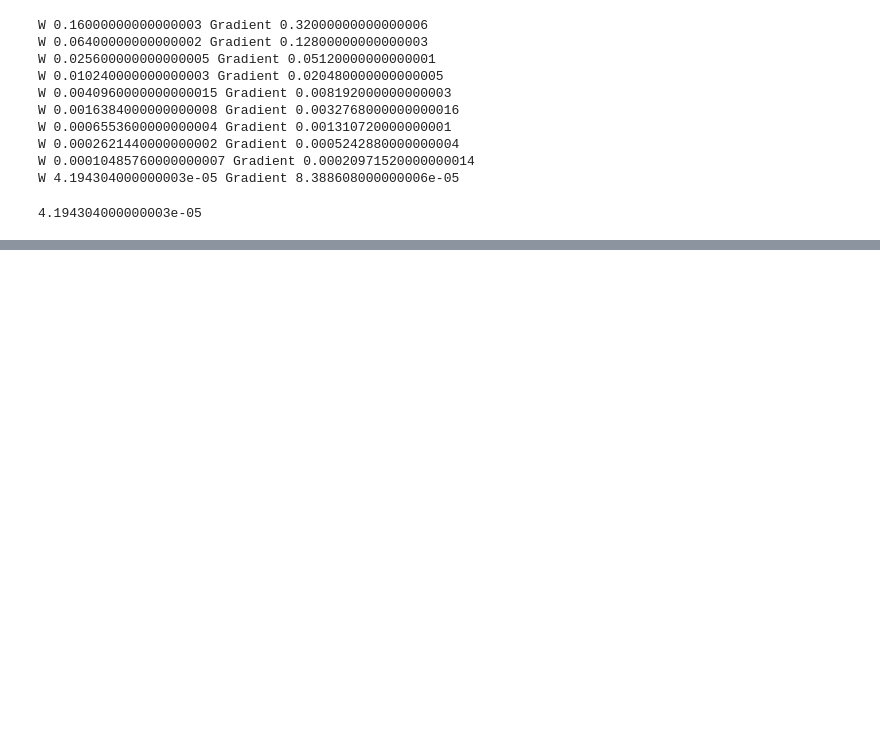
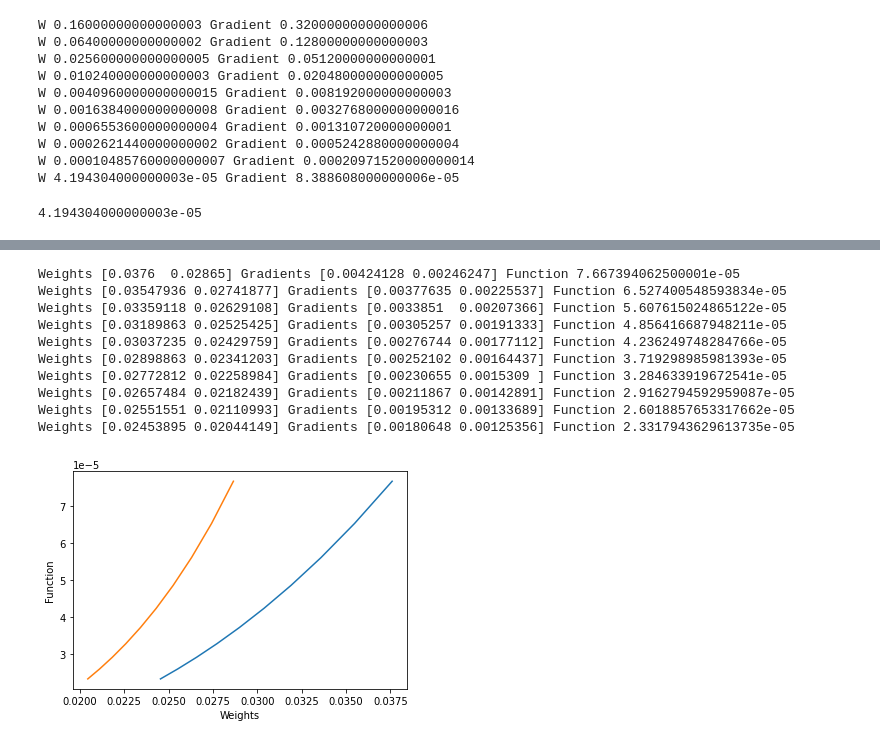
Before and after one commit to Lotfullah21/Artificial-Intelligence-Algorithms, a Jupyter notebook: Gradient_Descent.ipynb, the cells around one changed output, grey strips where cells are left out. Cells and saved outputs as stored; diff of their text form; code cells hidden in the pictures; blank space fills up the shorter version.

```diff
--- a/Gradient_Descent.ipynb
+++ b/Gradient_Descent.ipynb
@@ -71,0 +80,44 @@ w_history[0.23040000000000005, 0.06635520000000003, 0.019110297600000013, 0.0055
+# %%
+# y = x[1]**2 + 3*x[2]**2
+def Gradient(v):
+  Gradient = np.array([4*v[0]**4 , 5*v[1]**3])
+  return Gradient
+# %%
+def Gradient(v):
+  Gradient = np.array([3*v[0]**2 ,3*v[1]**2])
+  return Gradient
+
+
+def Gradient_descent(w_init,alpha,num_iters):
+  w_history = []
+  y_history = []
+  Gradients = []
+  w = w_init
+  for _ in range(num_iters):
+    w = w - alpha * Gradient(w)
+    gradients = Gradient(w)
+    # y = x1**3 + x2**3
+    y = w[0]**3 + w[1]**3
+
+    w_history.append(w)
+    y_history.append(y)
+    Gradients.append(Gradient(w))
+    print("Weights",w,"Gradients",Gradient(w),"Function",y)
+    # print("Weights",w_history,"function",y_history,"Gradients",Gradients)
+  plt.plot(w_history,y_history)
+  plt.xlabel("Weights")
+  plt.ylabel("Function")
+  plt.show()
+Gradient_descent(np.array([.04,.03]),0.5,10)
+# %% [output]
+Weights [0.0376  0.02865] Gradients [0.00424128 0.00246247] Function 7.667394062500001e-05
+Weights [0.03547936 0.02741877] Gradients [0.00377635 0.00225537] Function 6.527400548593834e-05
+Weights [0.03359118 0.02629108] Gradients [0.0033851  0.00207366] Function 5.607615024865122e-05
+Weights [0.03189863 0.02525425] Gradients [0.00305257 0.00191333] Function 4.856416687948211e-05
+Weights [0.03037235 0.02429759] Gradients [0.00276744 0.00177112] Function 4.236249748284766e-05
+Weights [0.02898863 0.02341203] Gradients [0.00252102 0.00164437] Function 3.719298985981393e-05
+Weights [0.02772812 0.02258984] Gradients [0.00230655 0.0015309 ] Function 3.284633919672541e-05
+Weights [0.02657484 0.02182439] Gradients [0.00211867 0.00142891] Function 2.9162794592959087e-05
+Weights [0.02551551 0.02110993] Gradients [0.00195312 0.00133689] Function 2.6018857653317662e-05
+Weights [0.02453895 0.02044149] Gradients [0.00180648 0.00125356] Function 2.3317943629613735e-05
+[figure, added]
```
Also changed, not shown: parts of 9 cells of this notebook.
